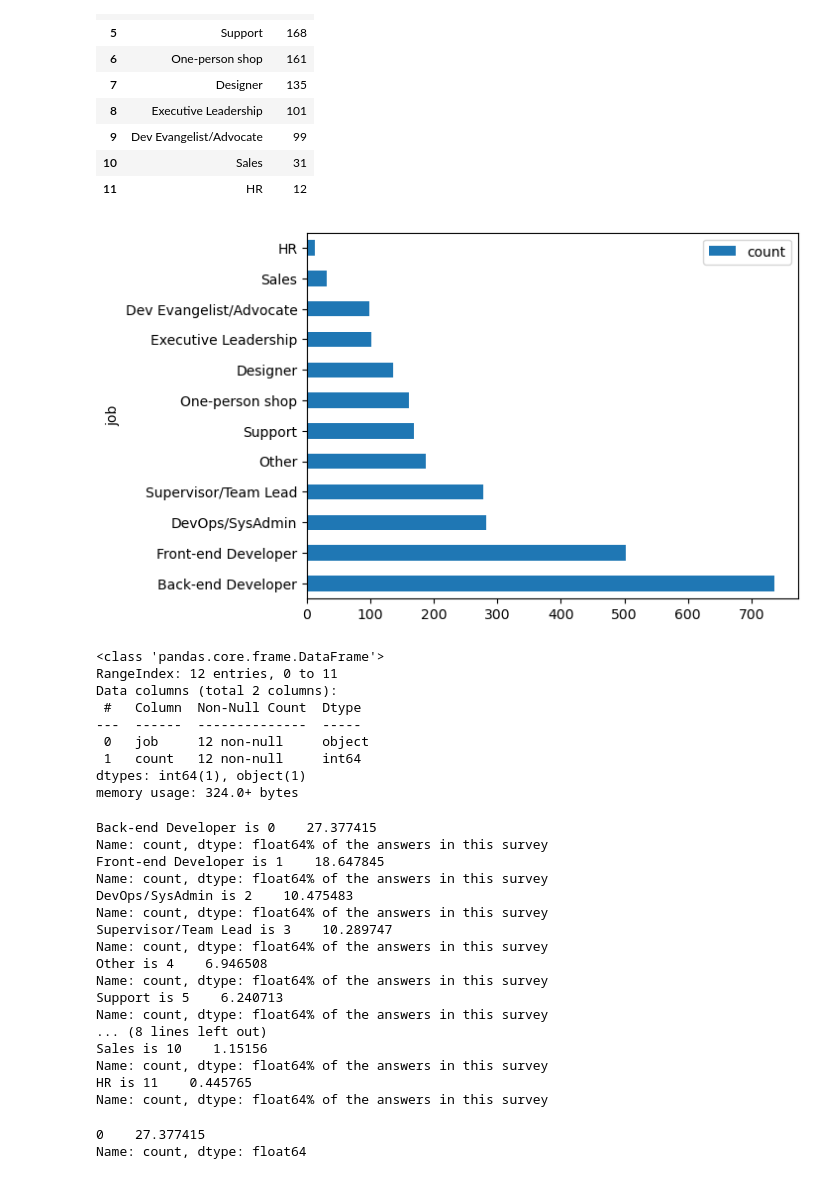
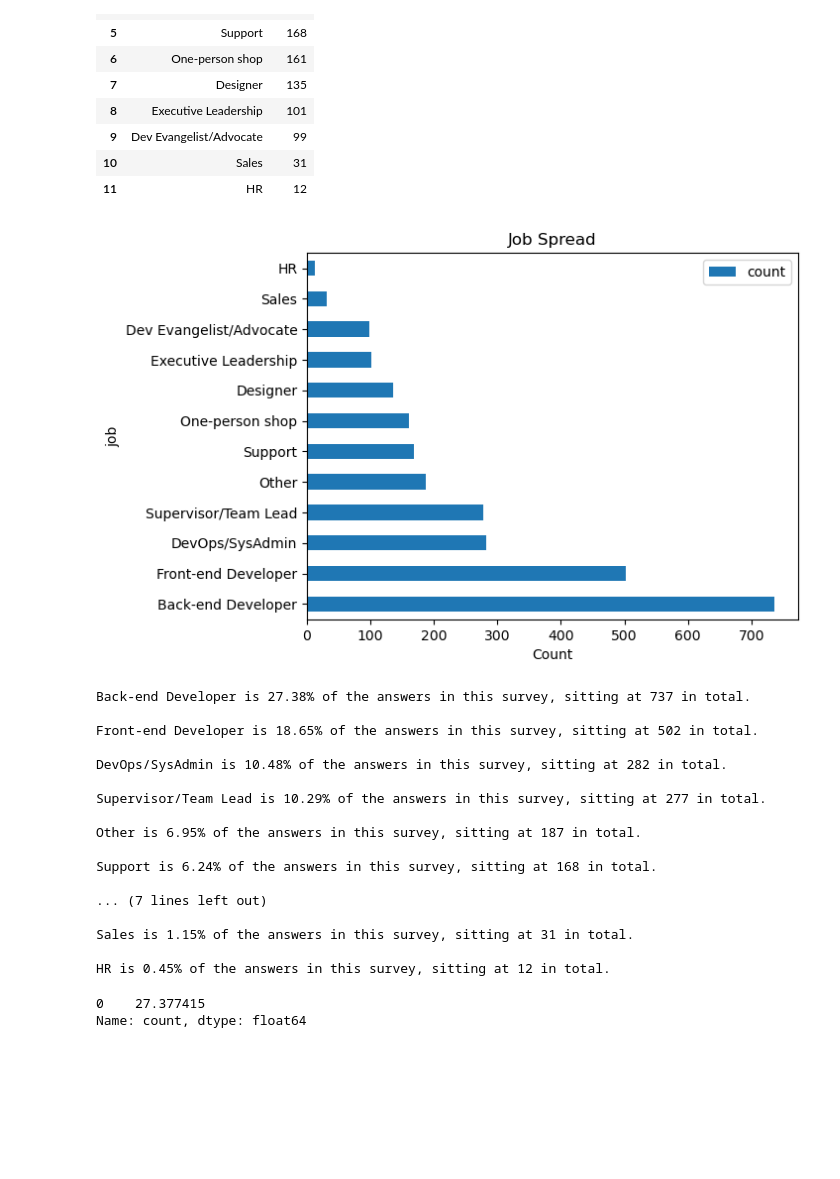
Before and after one commit to Djohnson1313/mental_health_sql, a Jupyter notebook: mental_health_analysis.ipynb, the cells around one changed output. Saved outputs shown, nothing was run; the diff lists cells and outputs as text; code cells hidden in the pictures; blank space fills up the shorter version.

```diff
--- a/mental_health_analysis.ipynb
+++ b/mental_health_analysis.ipynb
@@ -434,7 +434,11 @@ group by job
 order by count desc
 ''',conn)
 # %%
-job_spread.plot(x = 'job', kind = 'barh')
+fig, ax = plt.subplots()
+job_spread.plot(x = 'job', kind = 'barh', ax = ax)
+
+ax.set_title('Job Spread')
+ax.set_xlabel('Count')
 plt.show();
 # %% [output]
-[figure, old version]
+[figure, new version]
@@ -443,40 +445,28 @@ plt.show();
-# %%
-job_spread.info()
-# %% [output]
-<class 'pandas.core.frame.DataFrame'>
-RangeIndex: 12 entries, 0 to 11
-Data columns (total 2 columns):
- #   Column  Non-Null Count  Dtype
----  ------  --------------  -----
- 0   job     12 non-null     object
- 1   count   12 non-null     int64
-dtypes: int64(1), object(1)
-memory usage: 324.0+ bytes
 # %%
 for index, row in job_spread.iterrows():
     job = row['job']
-    s = job_spread[job_spread['job'] == job]['count']
+    s = job_spread[job_spread['job'] == job]['count'].values[0]
     l = sum(job_spread['count'])
-    t = (s / l) * 100
-    print(f'{job} is {t}% of the answers in this survey')
+    t = round((s / l) * 100, 2)
+    print(f'{job} is {t}% of the answers in this survey, sitting at {s} in total.\n')
 # %% [output]
-Back-end Developer is 0    27.377415
-Name: count, dtype: float64% of the answers in this survey
-Front-end Developer is 1    18.647845
-Name: count, dtype: float64% of the answers in this survey
-DevOps/SysAdmin is 2    10.475483
-Name: count, dtype: float64% of the answers in this survey
-Supervisor/Team Lead is 3    10.289747
-Name: count, dtype: float64% of the answers in this survey
-Other is 4    6.946508
-Name: count, dtype: float64% of the answers in this survey
-Support is 5    6.240713
-Name: count, dtype: float64% of the answers in this survey
-... (8 lines left out)
-Sales is 10    1.15156
-Name: count, dtype: float64% of the answers in this survey
-HR is 11    0.445765
-Name: count, dtype: float64% of the answers in this survey
+Back-end Developer is 27.38% of the answers in this survey, sitting at 737 in total.
+
+Front-end Developer is 18.65% of the answers in this survey, sitting at 502 in total.
+
+DevOps/SysAdmin is 10.48% of the answers in this survey, sitting at 282 in total.
+
+Supervisor/Team Lead is 10.29% of the answers in this survey, sitting at 277 in total.
+
+Other is 6.95% of the answers in this survey, sitting at 187 in total.
+
+Support is 6.24% of the answers in this survey, sitting at 168 in total.
+
+... (7 lines left out)
+
+Sales is 1.15% of the answers in this survey, sitting at 31 in total.
+
+HR is 0.45% of the answers in this survey, sitting at 12 in total.
 # %%
 s = job_spread[job_spread['job'] == 'Back-end Developer']['count']
 l = sum(job_spread['count'])
```
Also changed, not shown: parts of 2 cells of this notebook.
